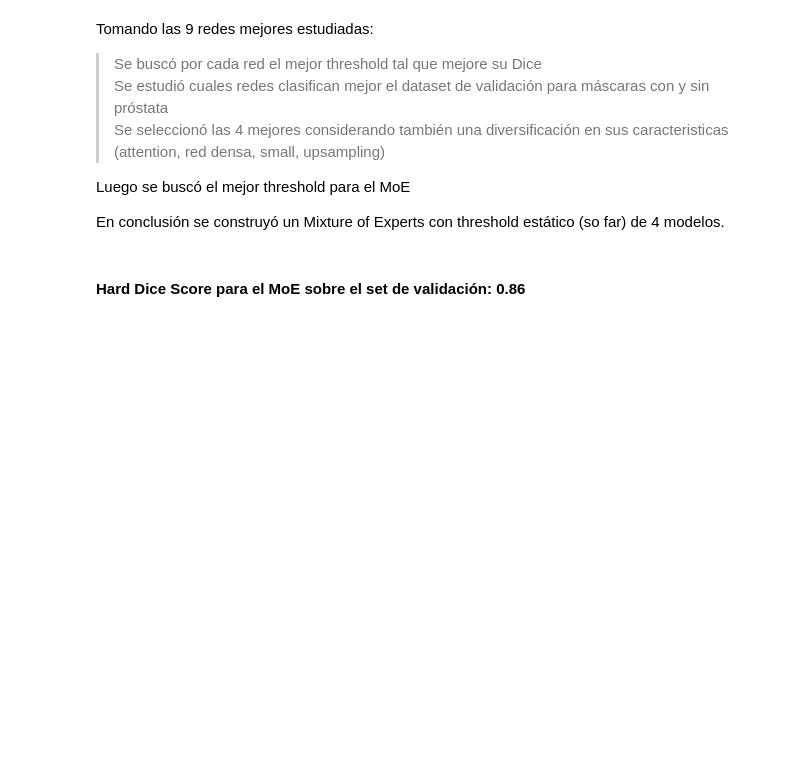
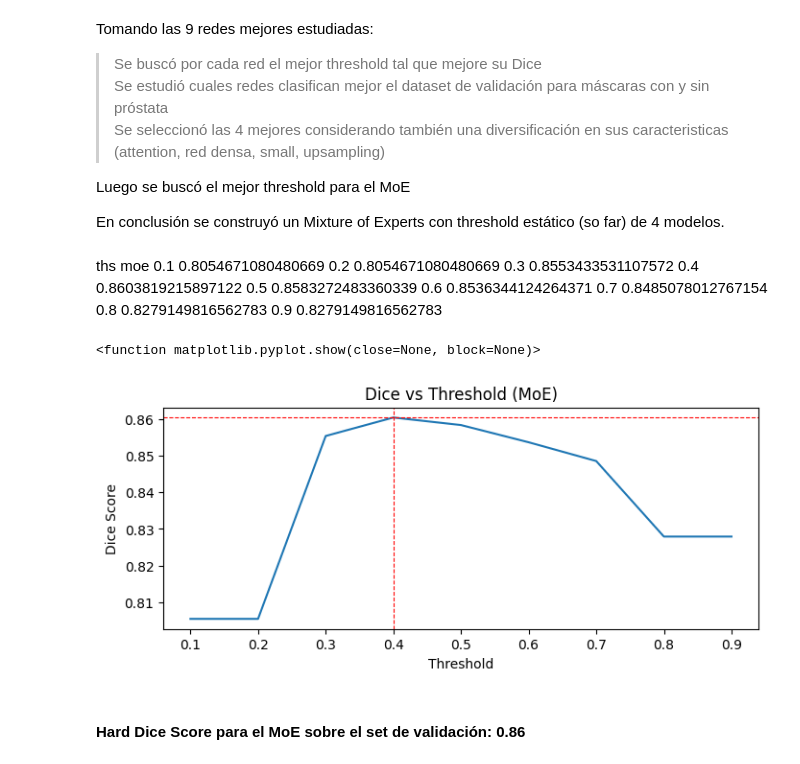
Before and after one commit to mpierangeli/PFI, a Jupyter notebook: MoE.ipynb, the cells around one changed output. Saved outputs shown, nothing was run; the diff lists cells and outputs as text; code cells hidden in the pictures; blank space fills up the shorter version.

```diff
--- a/MoE.ipynb
+++ b/MoE.ipynb
@@ -105,6 +111,32 @@ classicunet.load_weights("modelsh5/0.8233_classicunet_selu_lecun_aug_dicebce.h5"
 #unet3.save("modelsh5/unet3_final.h5")
 #sunet.save("modelsh5/sunet_final.h5")
 #classicunet.save("modelsh5/classicunet_final.h5")
+# %% [markdown]
+ths moe
+0.1 0.8054671080480669
+0.2 0.8054671080480669
+0.3 0.8553433531107572
+0.4 0.8603819215897122
+0.5 0.8583272483360339
+0.6 0.8536344124264371
+0.7 0.8485078012767154
+0.8 0.8279149816562783
+0.9 0.8279149816562783
+# %%
+dices = [0.805467108048066,0.8054671080480669,0.8553433531107572,0.8603819215897122,0.8583272483360339,0.8536344124264371,0.8485078012767154,0.8279149816562783,0.8279149816562783]
+ths = [0.1,0.2,0.3,0.4,0.5,0.6,0.7,0.8,0.9]
+plt.figure(figsize=(8,3))
+plt.plot(ths,dices)
+plt.xlabel("Threshold")
+plt.ylabel("Dice Score")
+#plt.grid(axis='x', linestyle='--', alpha=0.7, which='both')
+plt.axvline(x=0.4, color='red', linestyle='--', linewidth=0.8)
+plt.axhline(y=0.8603819215897122, color='red', linestyle='--', linewidth=0.8)
+plt.title("Dice vs Threshold (MoE)")
+plt.show
+# %% [output]
+<function matplotlib.pyplot.show(close=None, block=None)>
+[figure, added]
 # %%
 netnames = ["AttUnet w/s","Unet3+","sUnet","ClassicUnet"]
 nets = [attunetselu,unet3,sunet,classicunet]
```
Also changed, not shown: parts of 8 cells of this notebook, 5 other files.
